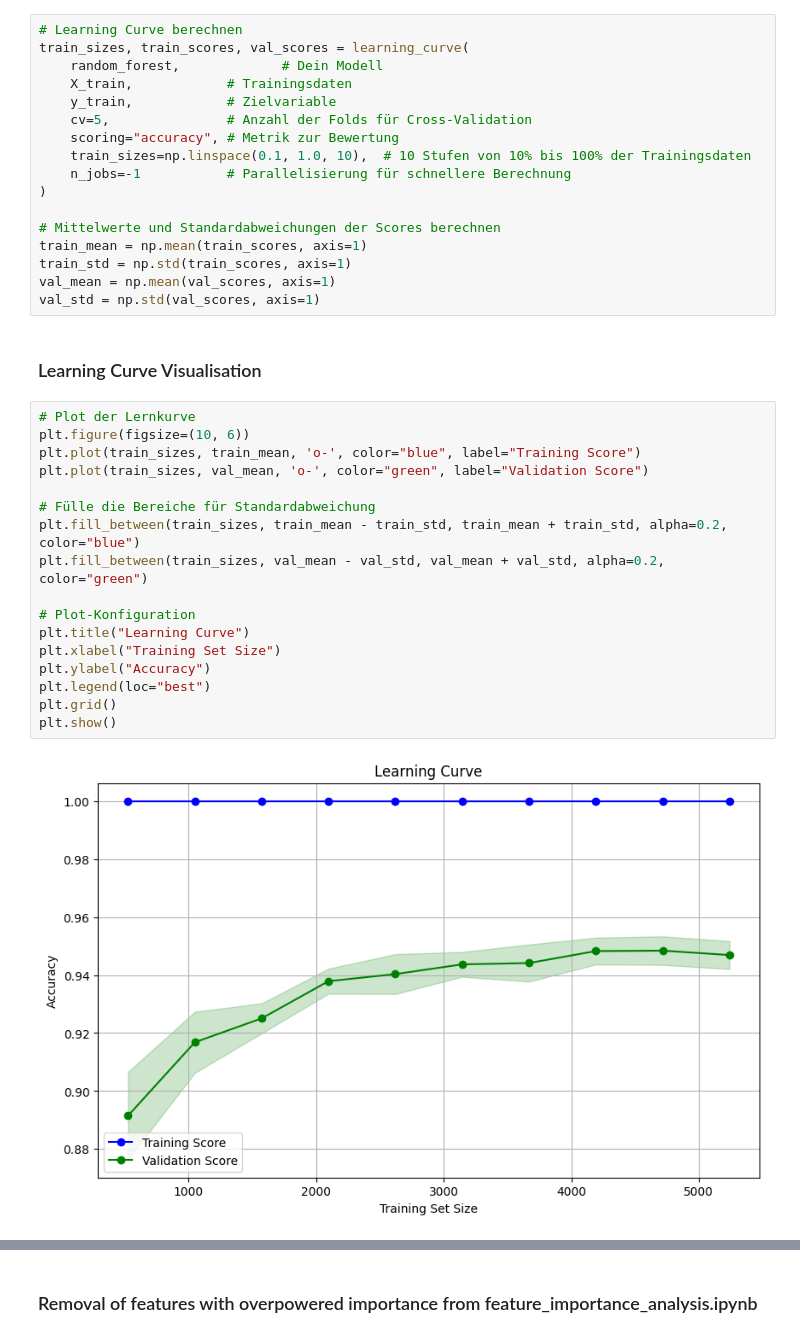
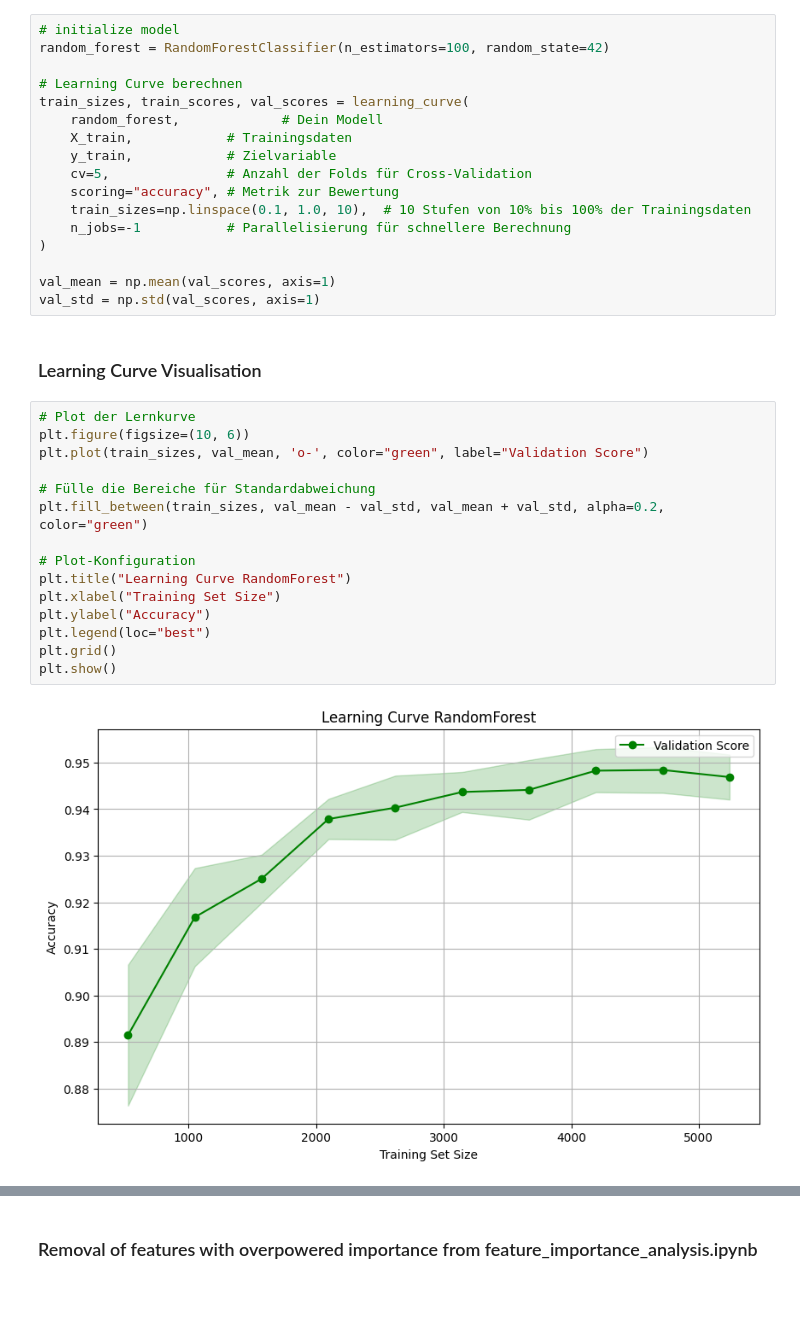
Before and after one commit to janikWa/RoadTrafficNoise, a Jupyter notebook: Daytime-Classification/Random_Forest_model.ipynb, the cells around one changed output, grey strips where cells are left out. Saved outputs shown, nothing was run; the diff lists cells and outputs as text; blank space fills up the shorter version.

```diff
--- a/Daytime-Classification/Random_Forest_model.ipynb
+++ b/Daytime-Classification/Random_Forest_model.ipynb
@@ -149,6 +138,9 @@ Cross validation improves overfitting problem. It is an indicator against data i
 # %% [markdown]
 ### Learning Curve Approach
 # %%
+# initialize model
+random_forest = RandomForestClassifier(n_estimators=100, random_state=42)
+
 # Learning Curve berechnen
 train_sizes, train_scores, val_scores = learning_curve(
     random_forest,             # Dein Modell
@@ -160,9 +152,6 @@ train_sizes, train_scores, val_scores = learning_curve(
     n_jobs=-1           # Parallelisierung für schnellere Berechnung
 )
 
-# Mittelwerte und Standardabweichungen der Scores berechnen
-train_mean = np.mean(train_scores, axis=1)
-train_std = np.std(train_scores, axis=1)
 val_mean = np.mean(val_scores, axis=1)
 val_std = np.std(val_scores, axis=1)
 # %% [markdown]
@@ -170,19 +159,17 @@ val_std = np.std(val_scores, axis=1)
 # %%
 # Plot der Lernkurve
 plt.figure(figsize=(10, 6))
-plt.plot(train_sizes, train_mean, 'o-', color="blue", label="Training Score")
 plt.plot(train_sizes, val_mean, 'o-', color="green", label="Validation Score")
 
 # Fülle die Bereiche für Standardabweichung
-plt.fill_between(train_sizes, train_mean - train_std, train_mean + train_std, alpha=0.2, color="blue")
 plt.fill_between(train_sizes, val_mean - val_std, val_mean + val_std, alpha=0.2, color="green")
 
 # Plot-Konfiguration
-plt.title("Learning Curve")
+plt.title("Learning Curve RandomForest")
 plt.xlabel("Training Set Size")
 plt.ylabel("Accuracy")
 plt.legend(loc="best")
 plt.grid()
 plt.show()
 # %% [output]
-[figure, old version]
+[figure, new version]
```
Also changed, not shown: parts of 4 cells of this notebook, 6 other files.
